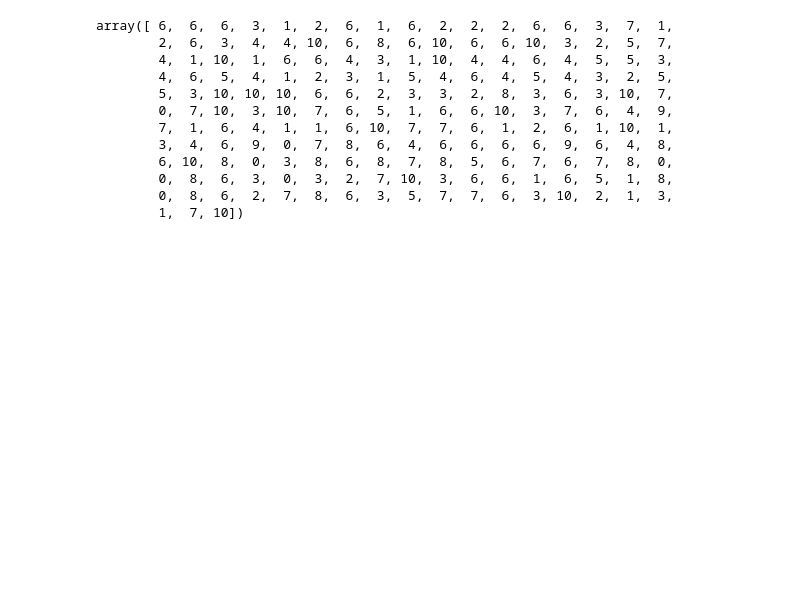
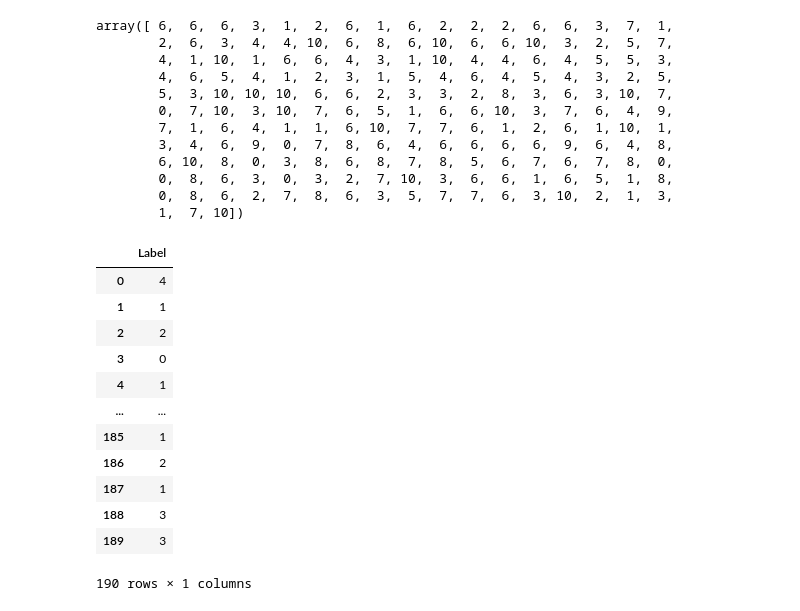
Before and after one commit to AnujBelgaonkar/National-Anthems-clustering, a Jupyter notebook: src/clustering.ipynb, the cells around one changed output. Drawn from its saved outputs; the diff is of its cells as text; code cells hidden in the pictures; blank space fills up the shorter version.

```diff
--- a/src/clustering.ipynb
+++ b/src/clustering.ipynb
@@ -55 +56,19 @@ for i in range(5,21):
     t_df.to_csv(f"E:/Projects/National Anthems/labels/kmeans{i}",index=False)
+# %%
+temp = pd.read_csv("E:/Projects/National Anthems/labels/kmeans5")
+# %%
+temp
+# %% [output]
+|  | Label |
+| 0 | 4 |
+| 1 | 1 |
+| 2 | 2 |
+| 3 | 0 |
+| 4 | 1 |
+| ... | ... |
+| 185 | 1 |
+| 186 | 2 |
+| 187 | 1 |
+| 188 | 3 |
+| 189 | 3 |
+190 rows × 1 columns
```
Also changed, not shown: parts of 1 cell of this notebook, 16 other files.
